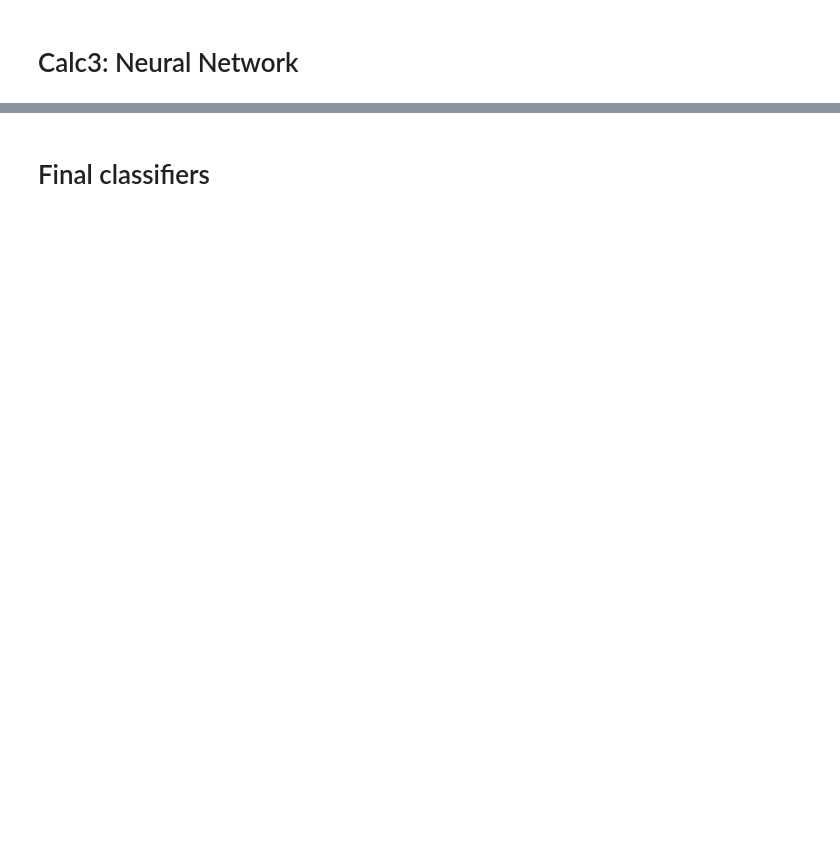
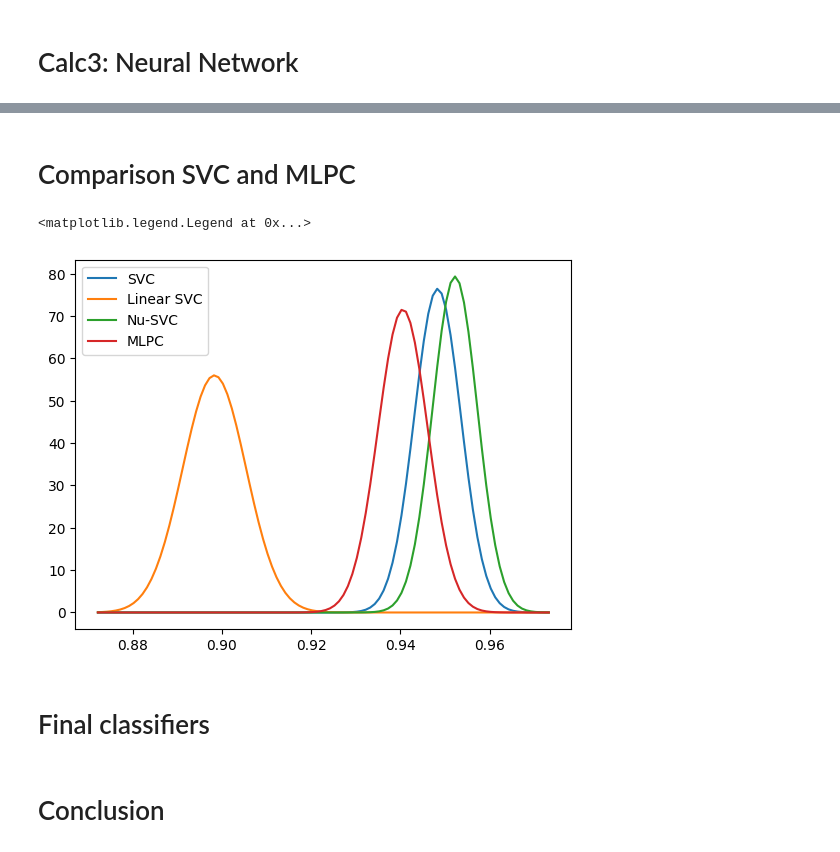
Before and after one commit to Roxxon360/MachineLearningAlgorithms_WS2022, a Jupyter notebook: Assignment_02/Ass2-IlyesSeidlWagermaier.ipynb, the cells around one changed output, grey strips where cells are left out. Drawn from its saved outputs; the diff is of its cells as text; code cells hidden in the pictures; blank space fills up the shorter version.

```diff
--- a/Assignment_02/Ass2-IlyesSeidlWagermaier.ipynb
+++ b/Assignment_02/Ass2-IlyesSeidlWagermaier.ipynb
@@ -152,3 +343,20 @@ Nu-Support Vector Classifier Training Accuracy: 99.93%
+# %% [markdown]
+# Comparison SVC and MLPC
+# %%
+# To execute this cell, you need to execute every cell of Calc1, Calc2 and Calc3 first!
+interval_extension = 0.01
+lower_bound = min(best_SVC_lower_test_accuracy, best_LinSVC_lower_test_accuracy, best_NuSVC_lower_test_accuracy, MLPC_lowe_bound) - interval_extension
+upper_bound = max(best_SVC_upper_test_accuracy, best_LinSVC_upper_test_accuracy, best_NuSVC_upper_test_accuracy, MLPC_upper_bound) + interval_extension
+
+data_points = np.arange(lower_bound, upper_bound, 0.001)
+plt.plot(data_points, stats.norm.pdf(data_points, best_SVC_accuracy_test, np.sqrt((best_SVC_accuracy_test * (1 - best_SVC_accuracy_test)) / len(y_test))), label = 'SVC')
+plt.plot(data_points, stats.norm.pdf(data_points, best_LinSVC_accuracy_test, np.sqrt((best_LinSVC_accuracy_test * (1 - best_LinSVC_accuracy_test)) / len(y_test))), label = 'Linear SVC')
+plt.plot(data_points, stats.norm.pdf(data_points, best_NuSVC_accuracy_test, np.sqrt((best_NuSVC_accuracy_test * (1 - best_NuSVC_accuracy_test)) / len(y_test))), label = 'Nu-SVC')
+plt.plot(data_points, stats.norm.pdf(data_points, finalNN.score(X_test, y_test), np.sqrt((finalNN.score(X_test, y_test) * (1 - finalNN.score(X_test, y_test))) / len(y_test))), label = 'MLPC')
+plt.legend()
+# %% [output]
+<matplotlib.legend.Legend at 0x...>
+[figure, added]
 # %% [markdown]
 # Final classifiers
 # %%
@@ -157,0 +366,2 @@ digits_nn = gnb
+# %% [markdown]
+# Conclusion
```
Also changed, not shown: parts of 27 cells of this notebook.
